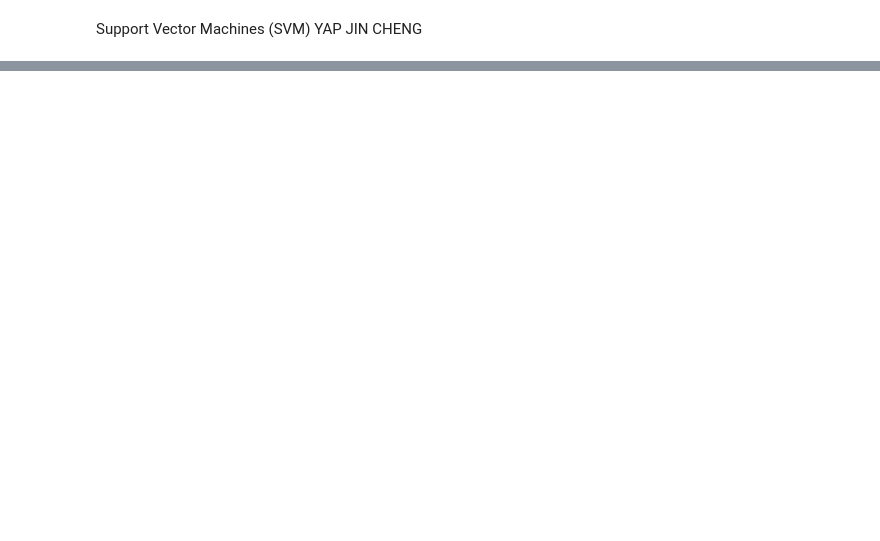
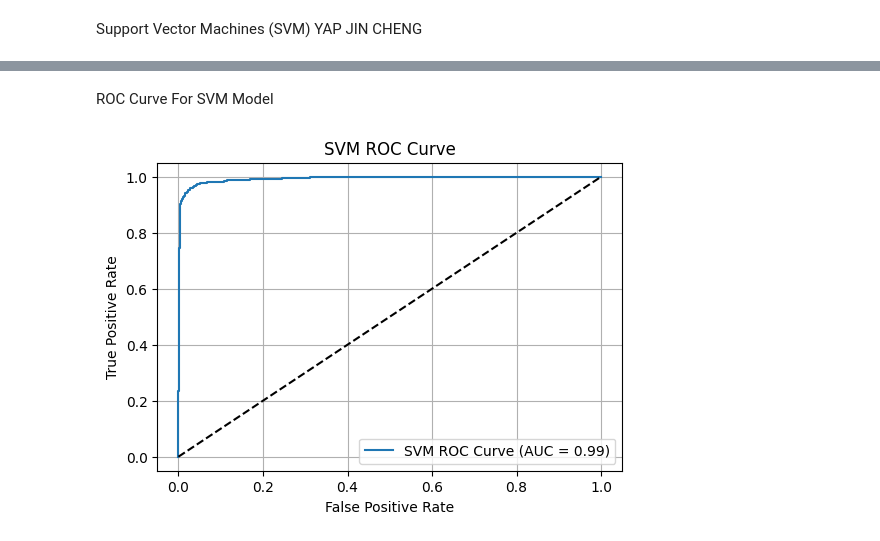
Before and after one commit to chuan1215/DLI_GroupAG, a Jupyter notebook: DLI_GroupAG.ipynb, the cells around one changed output, grey strips where cells are left out. Cells and saved outputs as stored; diff of their text form; code cells hidden in the pictures; blank space fills up the shorter version.

Commit message:
plot ROC Curve and Precision-Recall Curve for SVM model

```diff
--- a/DLI_GroupAG.ipynb
+++ b/DLI_GroupAG.ipynb
@@ -731,0 +636,12 @@ plt.show()
+# %%
+def create_svm_model():
+    """Create and return SVM model with optimal parameters"""
+    return SVC(
+        probability=True,  # Enable probability predictions
+        random_state=42    # For reproducible results
+    )
+
+# Initialize the model
+svm_model = create_svm_model()
+print("✅ SVM model initialized")
+print(f"Model parameters: {svm_model.get_params()}")
@@ -731,0 +653,5 @@ plt.show()
+# %%
+# Train the SVM model
+print("🔄 Training SVM model...")
+svm_model.fit(X_train_scaled, y_train)
+print("✅ SVM model training complete!")
@@ -731,0 +671,8 @@ plt.show()
+# %%
+# Generate predictions
+print("🔄 Generating predictions...")
+y_pred_svm = svm_model.predict(X_test_scaled)
+y_pred_prob_svm = svm_model.predict_proba(X_test_scaled)[:, 1]  # Positive class probability
+
+print(f"✅ Predictions generated for {len(y_pred_svm)} samples")
+print(f"Prediction distribution: {dict(zip(*np.unique(y_pred_svm, return_counts=True)))}")
@@ -731,0 +726,19 @@ plt.show()
+# %% [markdown]
+ROC Curve For SVM Model
+# %%
+from sklearn.metrics import roc_curve, auc, precision_recall_curve
+
+# ROC Curve for SVM
+fpr_svm, tpr_svm, _ = roc_curve(y_test, y_pred_prob_svm)
+roc_auc_svm = auc(fpr_svm, tpr_svm)
+plt.figure(figsize=(6,4))
+plt.plot(fpr_svm, tpr_svm, label=f'SVM ROC Curve (AUC = {roc_auc_svm:.2f})')
+plt.plot([0, 1], [0, 1], 'k--')
+plt.xlabel('False Positive Rate')
+plt.ylabel('True Positive Rate')
+plt.title('SVM ROC Curve')
+plt.legend(loc='lower right')
+plt.grid(True)
+plt.show()
+# %% [output]
+[figure, added]
```
Also changed, not shown: parts of 40 cells of this notebook.
